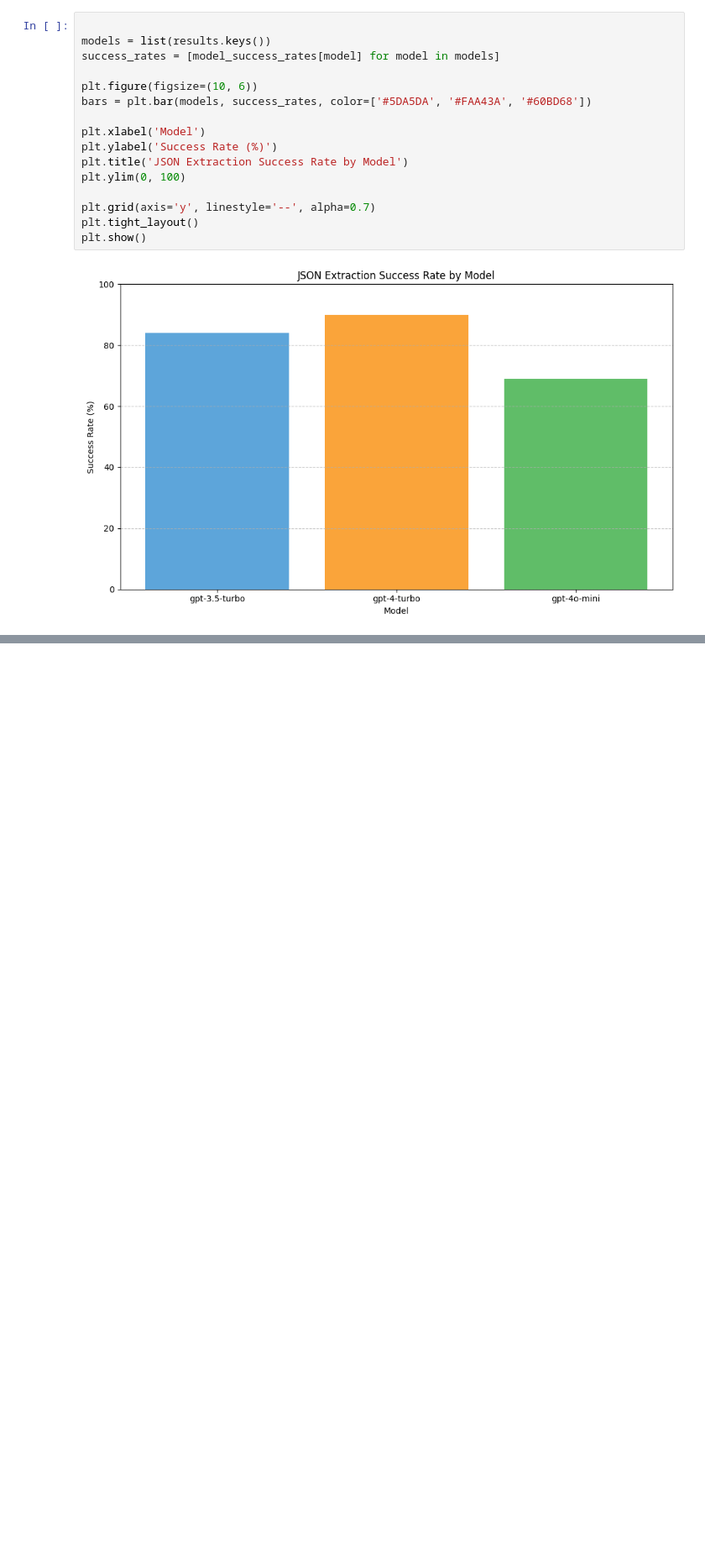
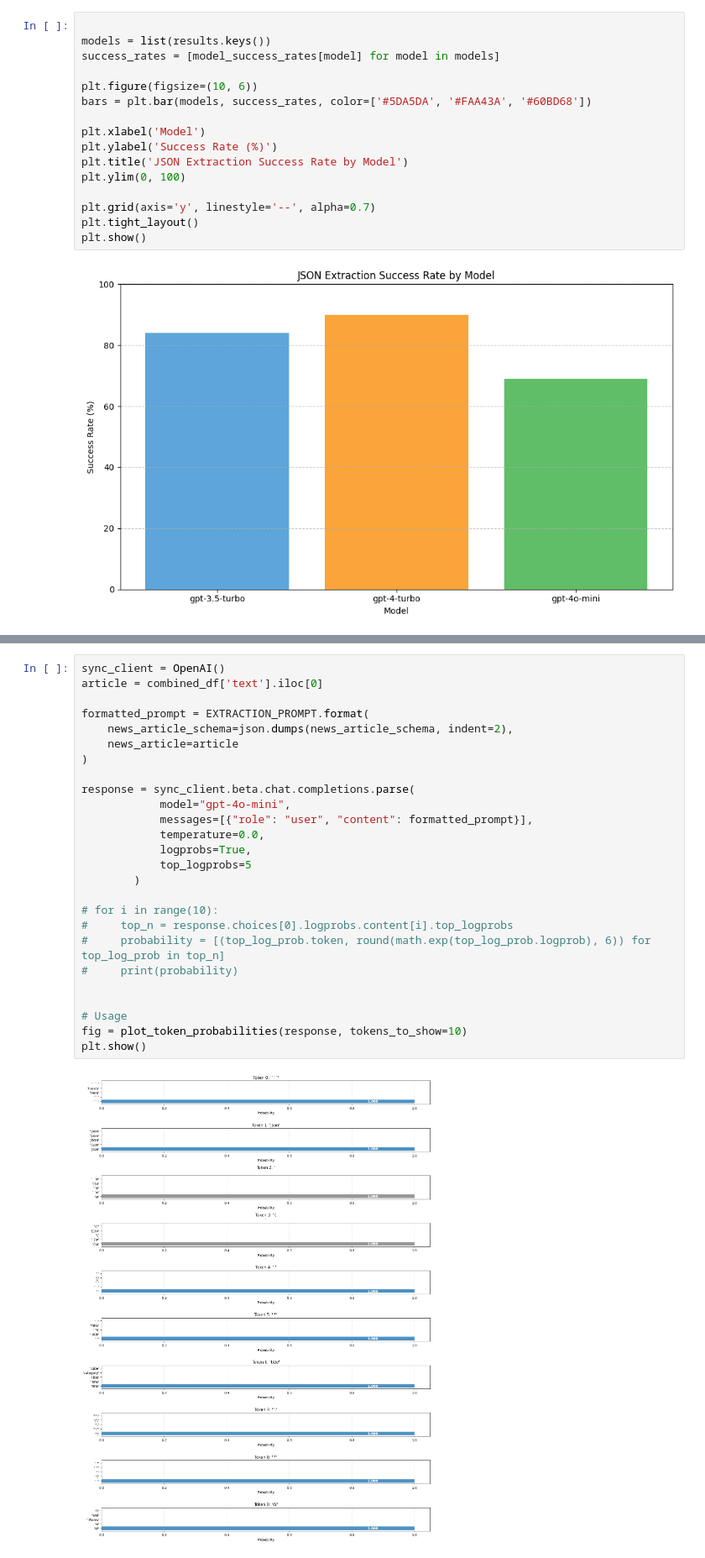
Before and after one commit to ericness/end-of-json-validation-hell, a Jupyter notebook: notebooks/prompt_json_generation.ipynb, the cells around one changed output, grey strips where cells are left out. Shown at 84% size. Cells and saved outputs as stored; diff of their text form; blank space fills up the shorter version.

Commit message:
Analyze logprobs

```diff
--- a/notebooks/prompt_json_generation.ipynb
+++ b/notebooks/prompt_json_generation.ipynb
@@ -222,0 +274,28 @@ plt.show()
+# %%
+sync_client = OpenAI()
+article = combined_df['text'].iloc[0]
+
+formatted_prompt = EXTRACTION_PROMPT.format(
+    news_article_schema=json.dumps(news_article_schema, indent=2),
+    news_article=article
+)
+
+response = sync_client.beta.chat.completions.parse(
+            model="gpt-4o-mini",
+            messages=[{"role": "user", "content": formatted_prompt}],
+            temperature=0.0,
+            logprobs=True,
+            top_logprobs=5
+        )
+
+# for i in range(10):
+#     top_n = response.choices[0].logprobs.content[i].top_logprobs
+#     probability = [(top_log_prob.token, round(math.exp(top_log_prob.logprob), 6)) for top_log_prob in top_n]
+#     print(probability)
+
+
+# Usage
+fig = plot_token_probabilities(response, tokens_to_show=10)
+plt.show()
+# %% [output]
+[figure, added]
```
Also changed, not shown: parts of 3 cells of this notebook.
